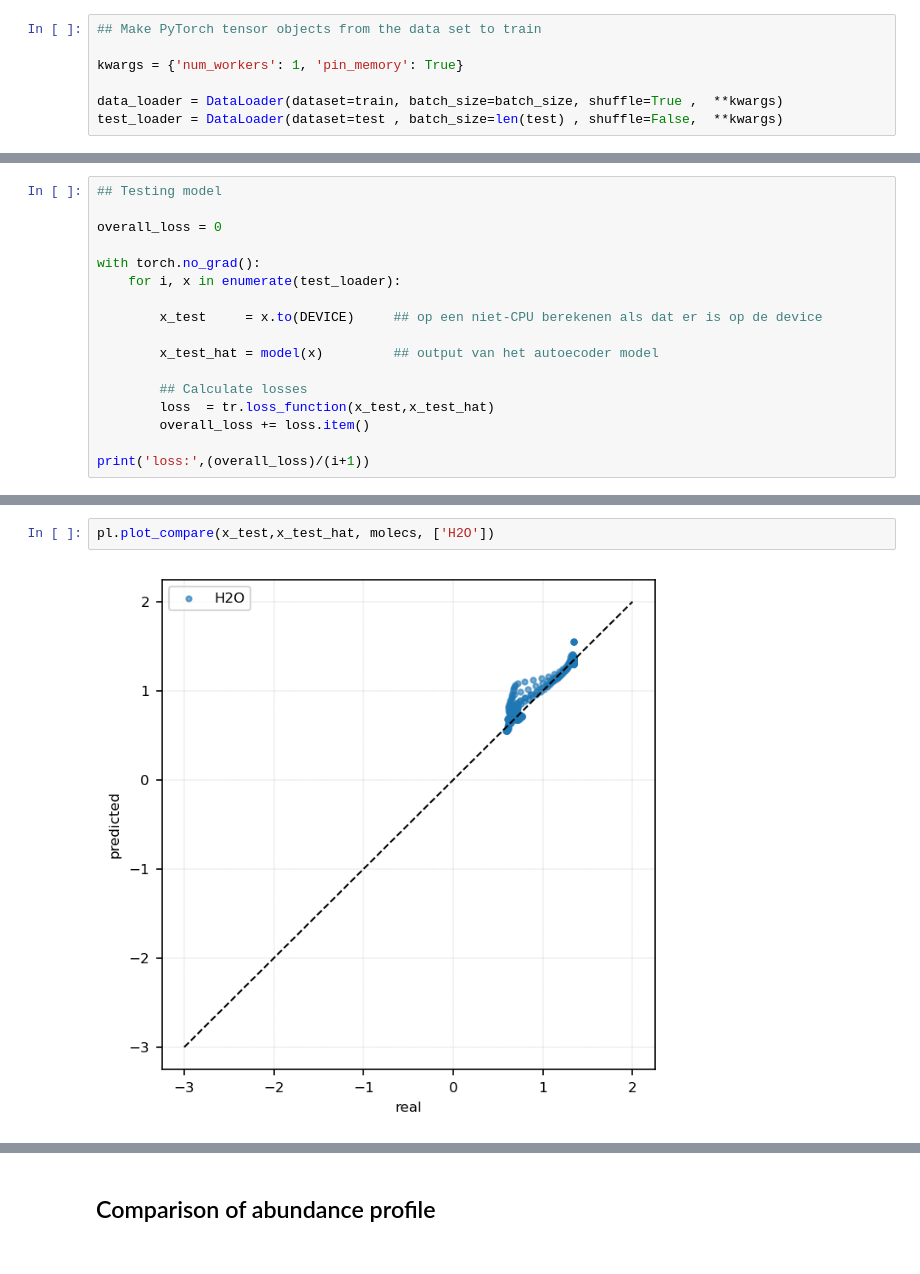
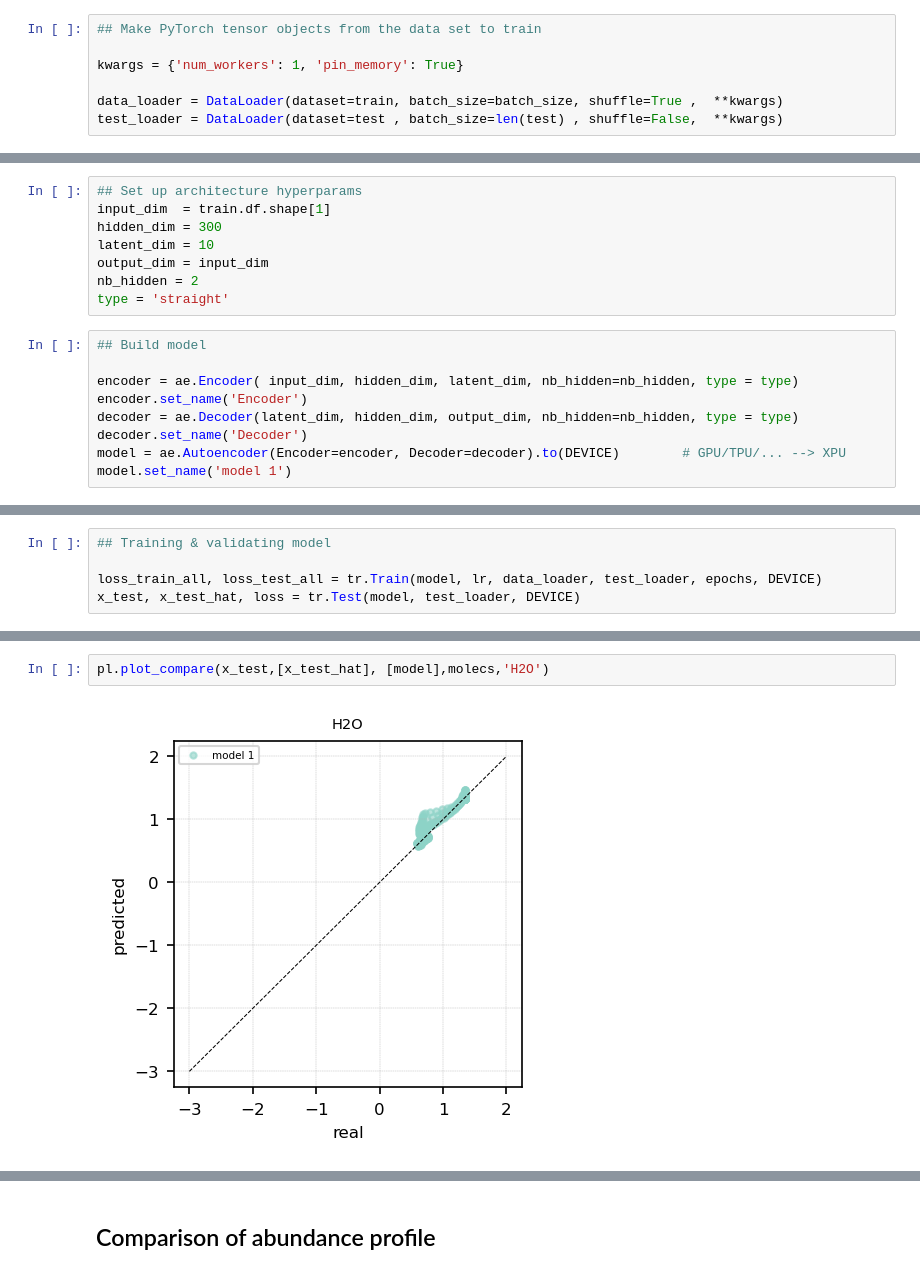
Before and after one commit to silkemaes/MACE, a Jupyter notebook: mace-ae-dev.ipynb, the cells around one changed output, grey strips where cells are left out. Drawn from its saved outputs; the diff is of its cells as text.

Commit message:
Preparing to train & compare multiple models.

```diff
--- a/mace-ae-dev.ipynb
+++ b/mace-ae-dev.ipynb
@@ -144,0 +82,17 @@ DONE!
+# %%
+## Set up architecture hyperparams
+input_dim  = train.df.shape[1]
+hidden_dim = 300
+latent_dim = 10
+output_dim = input_dim
+nb_hidden = 2
+type = 'straight'
+# %%
+## Build model
+
+encoder = ae.Encoder( input_dim, hidden_dim, latent_dim, nb_hidden=nb_hidden, type = type)
+encoder.set_name('Encoder')
+decoder = ae.Decoder(latent_dim, hidden_dim, output_dim, nb_hidden=nb_hidden, type = type)
+decoder.set_name('Decoder')
+model = ae.Autoencoder(Encoder=encoder, Decoder=decoder).to(DEVICE)        # GPU/TPU/... --> XPU
+model.set_name('model 1')
@@ -144,0 +125,5 @@ DONE!
+# %%
+## Training & validating model
+
+loss_train_all, loss_test_all = tr.Train(model, lr, data_loader, test_loader, epochs, DEVICE)
+x_test, x_test_hat, loss = tr.Test(model, test_loader, DEVICE)
@@ -149,17 +137,0 @@ pl.plot_loss(loss_train_all, loss_test_all)
-# %%
-## Testing model
-
-overall_loss = 0
-
-with torch.no_grad():
-    for i, x in enumerate(test_loader):
-
-        x_test     = x.to(DEVICE)     ## op een niet-CPU berekenen als dat er is op de device
-
-        x_test_hat = model(x)         ## output van het autoecoder model
-
-        ## Calculate losses
-        loss  = tr.loss_function(x_test,x_test_hat)
-        overall_loss += loss.item()
-
-print('loss:',(overall_loss)/(i+1))
@@ -168,5 +138,5 @@ loss: 0.015574097633361816
 # %%
-pl.plot_compare(x_test,x_test_hat, molecs, ['H2O'])
+pl.plot_compare(x_test,[x_test_hat], [model],molecs,'H2O')
 # %% [output]
-[figure, old version]
+[figure, new version]
 # %%
```
Also changed, not shown: parts of 23 cells of this notebook, 2 other files.
